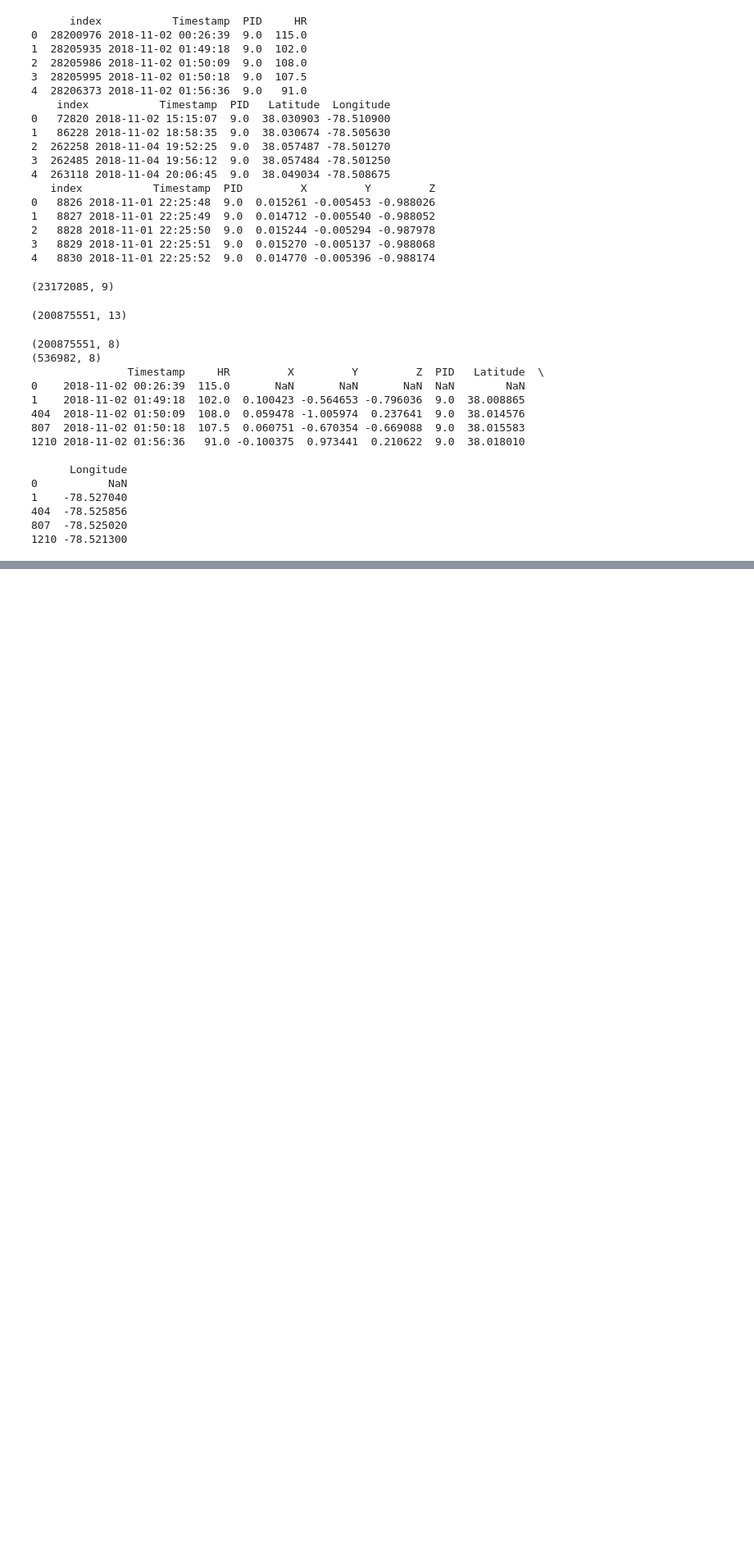
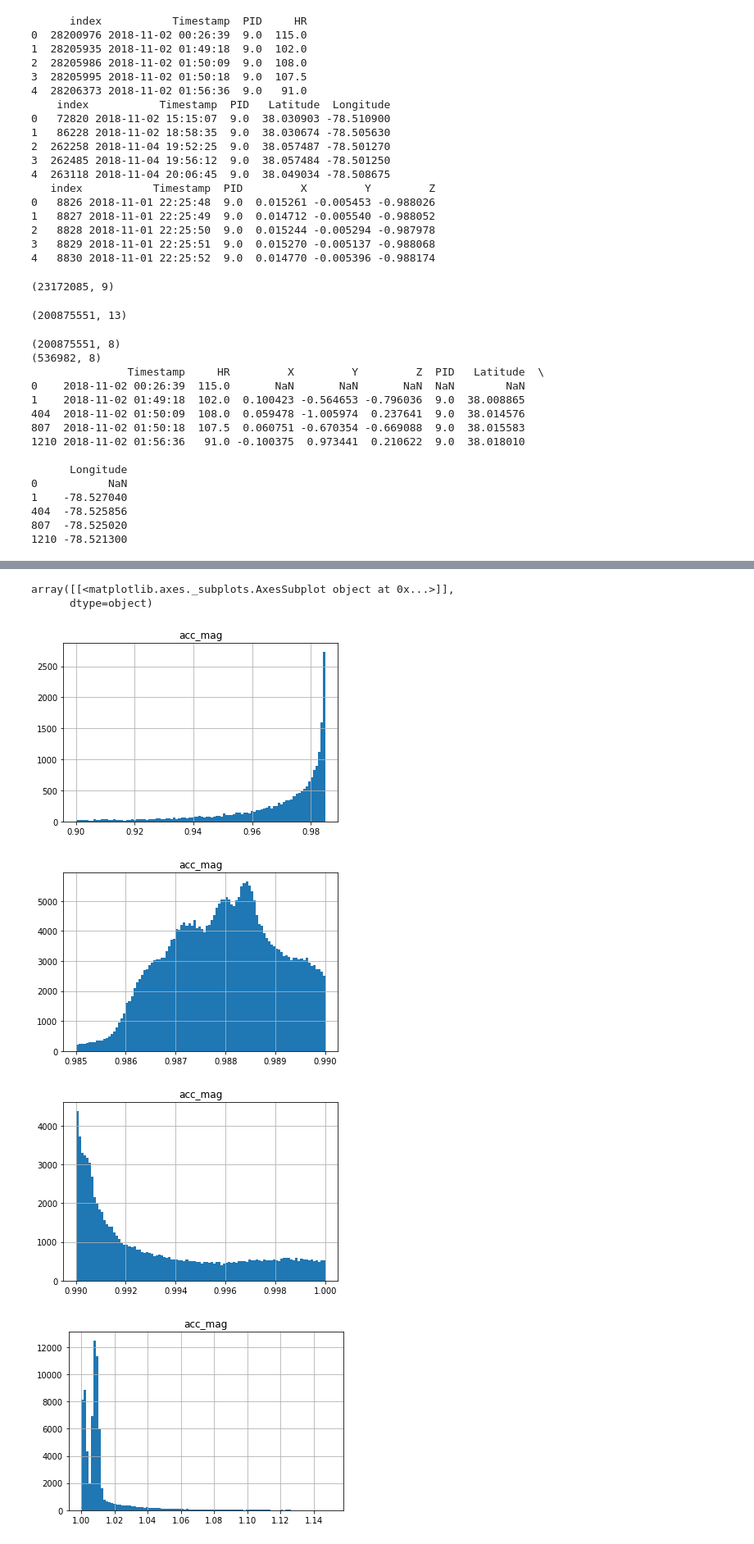
Before and after one commit to mistiqve/mhealth_sensing, a Jupyter notebook: preprocess.ipynb, the cells around one changed output, grey strips where cells are left out. Shown at 82% size. Drawn from its saved outputs; the diff is of its cells as text; code cells hidden in the pictures; blank space fills up the shorter version.

Commit message:
Add TIme of Day and Magnitude Column

```diff
--- a/preprocess.ipynb
+++ b/preprocess.ipynb
@@ -162,0 +183,34 @@ combined_df.to_csv(combined_file, index = False)
+# %%
+def between_time(check, begin, end):
+    if begin < end:
+        return check >= begin and check <= end
+    else:
+        check >= begin or check <= end
+
+def check_time_of_day(x):
+    if between_time(x.time(),
+                    dt.time(hour=7,minute=0,second=0),
+                    dt.time(hour=11,minute=0,second=0)):
+        return 1 # morning
+    elif between_time(x.time(),
+                    dt.time(hour=11,minute=0,second=0),
+                    dt.time(hour=14,minute=0,second=0)):
+        return 2 # noon
+    elif between_time(x.time(),
+                dt.time(hour=14,minute=0,second=0),
+                dt.time(hour=17,minute=0,second=0)):
+        return 3 # afternoon
+    elif between_time(x.time(),
+                dt.time(hour=17,minute=0,second=0),
+                dt.time(hour=20,minute=0,second=0)):
+        return 4 # evening-early night
+    elif between_time(x.time(),
+                dt.time(hour=20,minute=0,second=0),
+                dt.time(hour=23,minute=0,second=0)):
+        return 5 # night
+    else:
+        return 0 # other
+# %%
+df['time_of_day'] = df['Timestamp'].apply(lambda x: check_time_of_day(x))
+print(df.loc[df['time_of_day']==0].shape)
+df.head()
@@ -162,0 +232,4 @@ combined_df.to_csv(combined_file, index = False)
+# %%
+# Acc Magnitutde
+df['acc_mag'] = np.sqrt(df['X']**2 + df['Y']**2 + df['Z']**2)
+df.head()
@@ -162,0 +243,12 @@ combined_df.to_csv(combined_file, index = False)
+# %%
+df.hist(column = 'acc_mag', range = (0.9, 0.985), bins = 100)
+df.hist(column = 'acc_mag', range = (0.985, 0.99), bins = 100)
+df.hist(column = 'acc_mag', range = (0.99, 1.0), bins = 100)
+df.hist(column = 'acc_mag', range = (1.0, 1.15), bins = 100)
+# %% [output]
+array([[<matplotlib.axes._subplots.AxesSubplot object at 0x...>]],
+      dtype=object)
+[figure, added]
+[figure, added]
+[figure, added]
+[figure, added]
```
Also changed, not shown: parts of 11 cells of this notebook.
